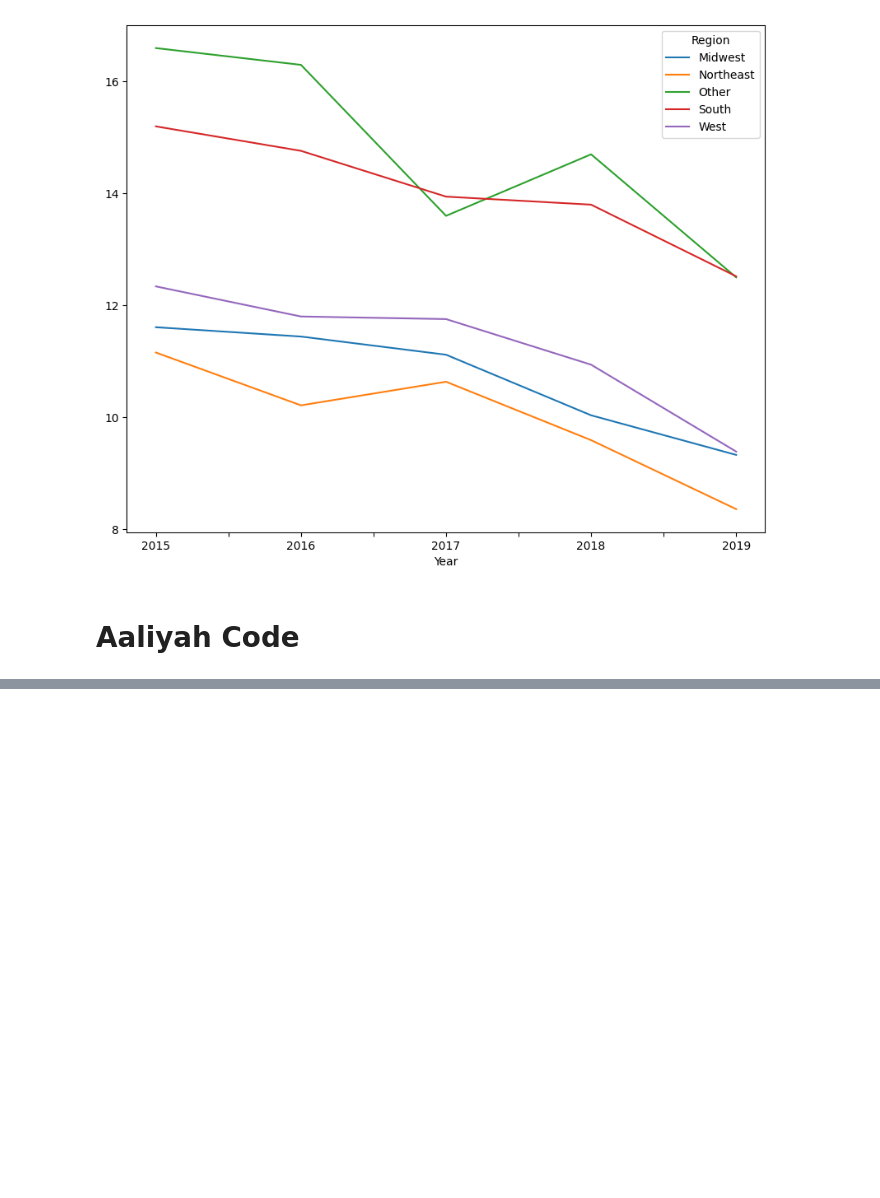
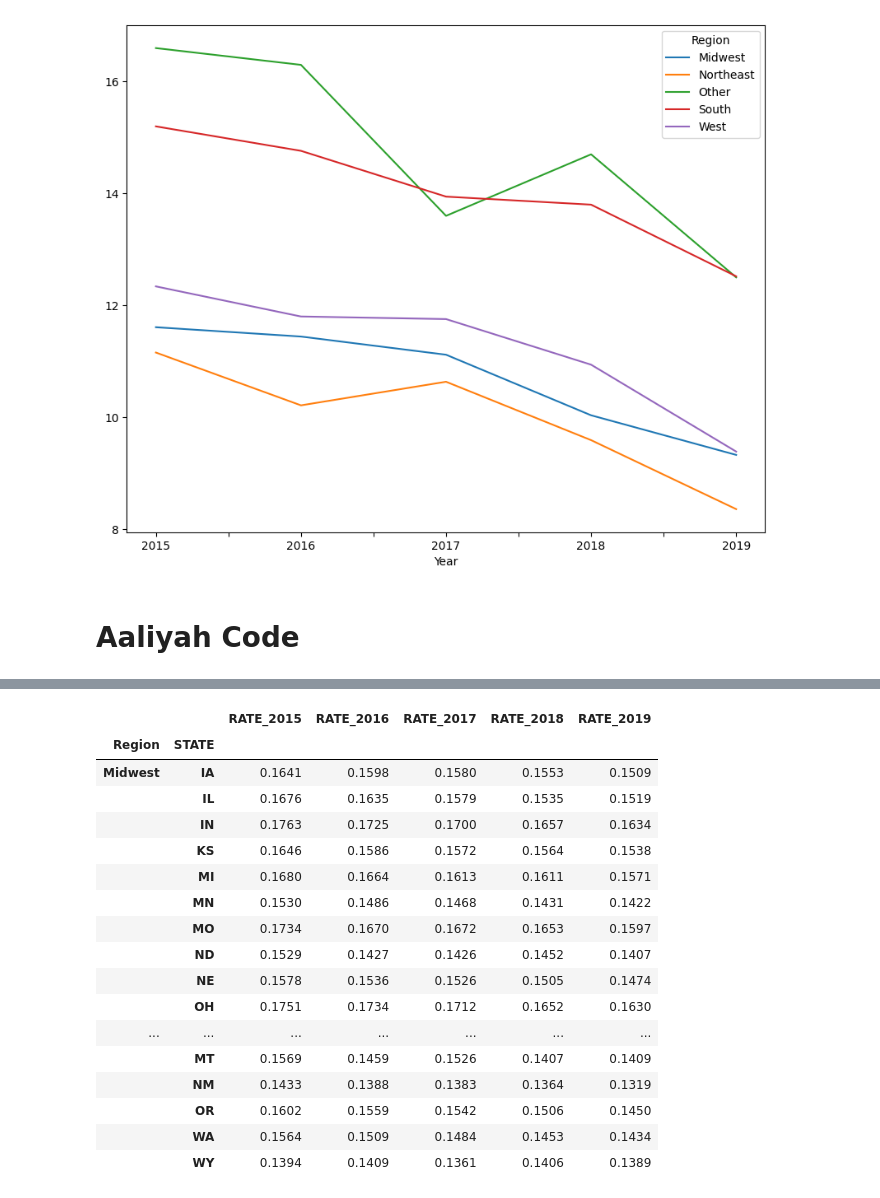
Before and after one commit to RyanWeigel32/Class_Project_Final, a Jupyter notebook: Project_One_Final.ipynb, the cells around one changed output, grey strips where cells are left out. Saved outputs shown, nothing was run; the diff lists cells and outputs as text; code cells hidden in the pictures; blank space fills up the shorter version.

```diff
--- a/Project_One_Final.ipynb
+++ b/Project_One_Final.ipynb
@@ -1901,0 +2031,6 @@ plt.show
+# %%
+Cancer_data_2018_rates = Cancer_data_2018.drop(columns="DEATHS")
+Cancer_data_2018_rates = Cancer_data_2018_rates.set_index("STATE")
+Cancer_data_2018_rates = Cancer_data_2018_rates.drop(columns="YEAR")
+Cancer_data_2018_rates = Cancer_data_2018_rates.rename(columns={"RATE":"RATE_2018"})
+Cancer_data_2018_rates
@@ -1901,0 +2056,6 @@ plt.show
+# %%
+Cancer_data_2019_rates = Cancer_data_2019.drop(columns="DEATHS")
+Cancer_data_2019_rates = Cancer_data_2019_rates.set_index("STATE")
+Cancer_data_2019_rates = Cancer_data_2019_rates.drop(columns="YEAR")
+Cancer_data_2019_rates = Cancer_data_2019_rates.rename(columns={"RATE":"RATE_2019"})
+Cancer_data_2019_rates
@@ -1901,0 +2109,17 @@ plt.show
+# %%
+regions = {
+  'Northeast': ['CT', 'ME', 'MA', 'NH', 'RI', 'VT', 'NY', 'NJ', 'PA'],
+  'Midwest': ['IL', 'IN', 'MI', 'OH', 'WI', 'IA', 'KS', 'MN', 'MO', 'NE', 'ND', 'SD'],
+  'South': ['DE', 'FL', 'GA', 'MD', 'NC', 'SC', 'VA', 'WV', 'AL', 'KY', 'MI', 'TN', 'AR', 'LA', 'OK', 'TX'],
+  'West': ['AZ', 'CO', 'ID', 'MT', 'NE', 'NM', 'Utah', 'WY', 'AL', 'CA', 'HI', 'OR', 'WA'] }
+#create function that iterates through states dataframe and attaches region name to the state in the regions dictionary
+def get_region(state):
+  for region, states in regions.items():
+    if state in states:
+      return region
+  return 'Other'
+
+#Append the region in the regions dictionary to each state via .map()
+merged_data["Region"] = merged_data.index.map(get_region)
+merged_data = merged_data.groupby(["Region","STATE"]).sum()
+merged_data.head()
@@ -1901,0 +2134,7 @@ plt.show
+# %%
+#Change all values in the years columns to floats and drop any NA's
+for col in merged_data.columns:
+    if col != 'State':
+        merged_data[col] = pd.to_numeric(merged_data[col], errors= 'coerce')
+merged_data = merged_data.dropna()
+merged_data.head()
@@ -1901,0 +2149,25 @@ plt.show
+# %%
+def get_percentage(data):
+    return (data/100000) * 100
+
+merged_data = get_percentage(merged_data)
+merged_data
+# %% [output]
+|  |  | RATE_2015 | RATE_2016 | RATE_2017 | RATE_2018 | RATE_2019 |
+| Region | STATE |  |  |  |  |  |
+| Midwest | IA | 0.1641 | 0.1598 | 0.1580 | 0.1553 | 0.1509 |
+|  | IL | 0.1676 | 0.1635 | 0.1579 | 0.1535 | 0.1519 |
+|  | IN | 0.1763 | 0.1725 | 0.1700 | 0.1657 | 0.1634 |
+|  | KS | 0.1646 | 0.1586 | 0.1572 | 0.1564 | 0.1538 |
+|  | MI | 0.1680 | 0.1664 | 0.1613 | 0.1611 | 0.1571 |
+|  | MN | 0.1530 | 0.1486 | 0.1468 | 0.1431 | 0.1422 |
+|  | MO | 0.1734 | 0.1670 | 0.1672 | 0.1653 | 0.1597 |
+|  | ND | 0.1529 | 0.1427 | 0.1426 | 0.1452 | 0.1407 |
+|  | NE | 0.1578 | 0.1536 | 0.1526 | 0.1505 | 0.1474 |
+|  | OH | 0.1751 | 0.1734 | 0.1712 | 0.1652 | 0.1630 |
+| ... | ... | ... | ... | ... | ... | ... |
+|  | MT | 0.1569 | 0.1459 | 0.1526 | 0.1407 | 0.1409 |
+|  | NM | 0.1433 | 0.1388 | 0.1383 | 0.1364 | 0.1319 |
+|  | OR | 0.1602 | 0.1559 | 0.1542 | 0.1506 | 0.1450 |
+|  | WA | 0.1564 | 0.1509 | 0.1484 | 0.1453 | 0.1434 |
+|  | WY | 0.1394 | 0.1409 | 0.1361 | 0.1406 | 0.1389 |
```
Also changed, not shown: parts of 21 cells of this notebook, 5 other files.
